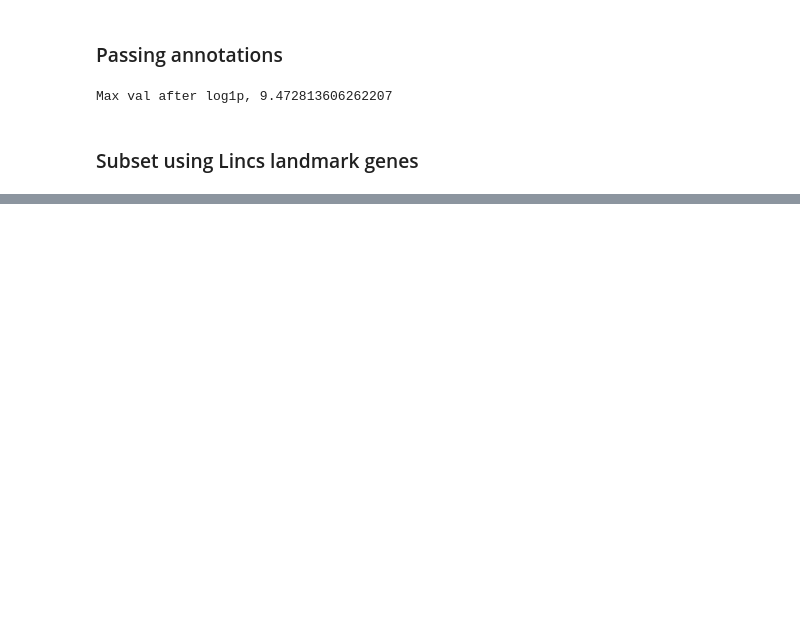
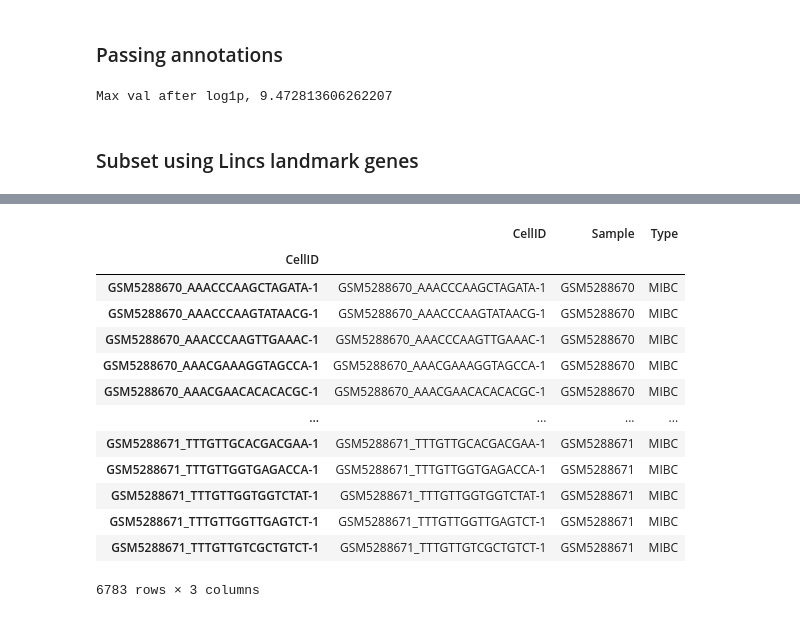
Before and after one commit to jingsday/blca_publication, a Jupyter notebook: blca_publication_Scripts/blca_Scripts_SVM/blca_Scripts_svm_prep.ipynb, the cells around one changed output, grey strips where cells are left out. Drawn from its saved outputs; the diff is of its cells as text; code cells hidden in the pictures; blank space fills up the shorter version.

```diff
--- a/blca_publication_Scripts/blca_Scripts_SVM/blca_Scripts_svm_prep.ipynb
+++ b/blca_publication_Scripts/blca_Scripts_SVM/blca_Scripts_svm_prep.ipynb
@@ -197,0 +157,19 @@ adata_subset = adata[:, adata.var['Human_gene'].isin(intersected_genes)].copy()
+# %%
+#MIBC
+MIBC= adata_lincs[adata_lincs.obs['Type'] == 'MIBC']
+display(MIBC.obs)
+# %% [output]
+|  | CellID | Sample | Type |
+| CellID |  |  |  |
+| GSM5288670_AAACCCAAGCTAGATA-1 | GSM5288670_AAACCCAAGCTAGATA-1 | GSM5288670 | MIBC |
+| GSM5288670_AAACCCAAGTATAACG-1 | GSM5288670_AAACCCAAGTATAACG-1 | GSM5288670 | MIBC |
+| GSM5288670_AAACCCAAGTTGAAAC-1 | GSM5288670_AAACCCAAGTTGAAAC-1 | GSM5288670 | MIBC |
+| GSM5288670_AAACGAAAGGTAGCCA-1 | GSM5288670_AAACGAAAGGTAGCCA-1 | GSM5288670 | MIBC |
+| GSM5288670_AAACGAACACACACGC-1 | GSM5288670_AAACGAACACACACGC-1 | GSM5288670 | MIBC |
+| ... | ... | ... | ... |
+| GSM5288671_TTTGTTGCACGACGAA-1 | GSM5288671_TTTGTTGCACGACGAA-1 | GSM5288671 | MIBC |
+| GSM5288671_TTTGTTGGTGAGACCA-1 | GSM5288671_TTTGTTGGTGAGACCA-1 | GSM5288671 | MIBC |
+| GSM5288671_TTTGTTGGTGGTCTAT-1 | GSM5288671_TTTGTTGGTGGTCTAT-1 | GSM5288671 | MIBC |
+| GSM5288671_TTTGTTGGTTGAGTCT-1 | GSM5288671_TTTGTTGGTTGAGTCT-1 | GSM5288671 | MIBC |
+| GSM5288671_TTTGTTGTCGCTGTCT-1 | GSM5288671_TTTGTTGTCGCTGTCT-1 | GSM5288671 | MIBC |
+6783 rows × 3 columns
```
Also changed, not shown: parts of 24 cells of this notebook.
